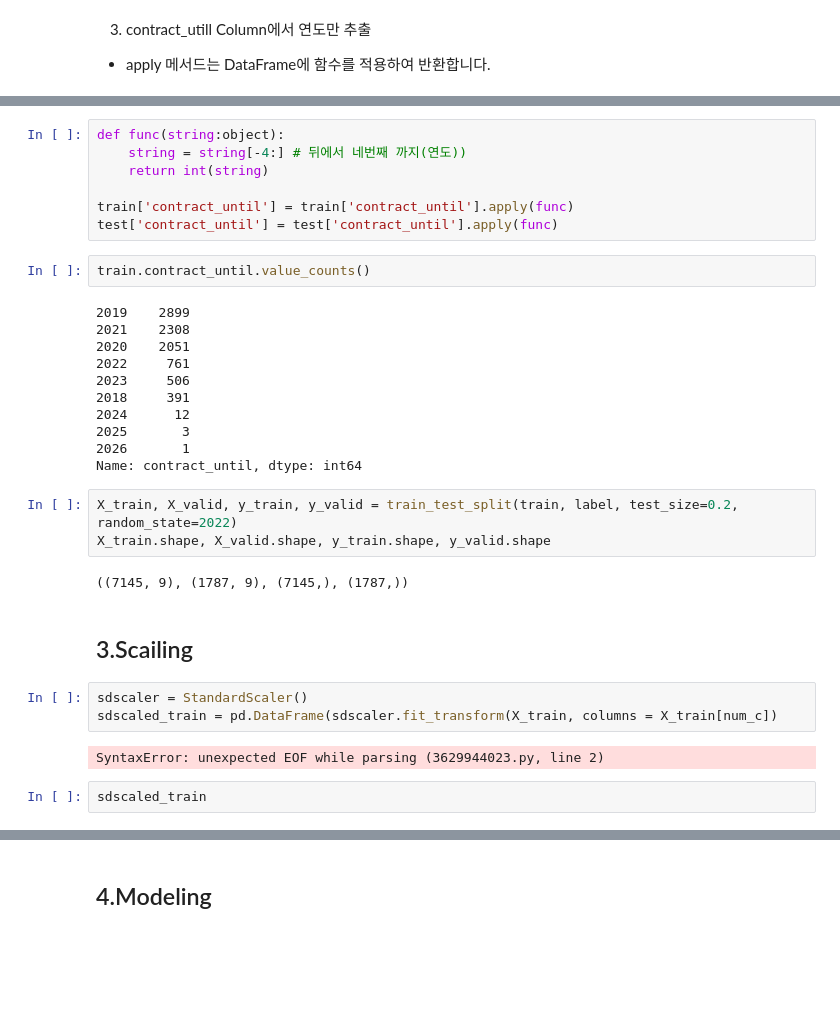
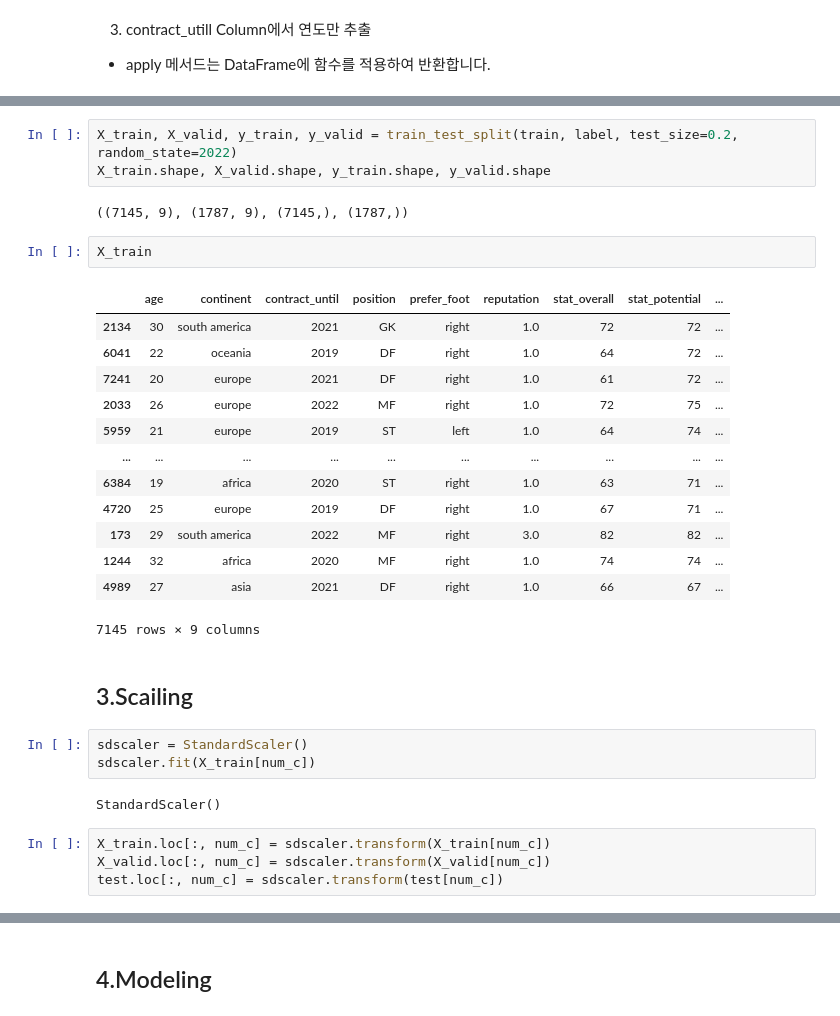
Before and after one commit to littleduck1219/DACON_FIFA-, a Jupyter notebook: FIFA_player_transfer_fee_predict.ipynb, the cells around one changed output, grey strips where cells are left out. Drawn from its saved outputs; the diff is of its cells as text; blank space fills up the shorter version.

```diff
--- a/FIFA_player_transfer_fee_predict.ipynb
+++ b/FIFA_player_transfer_fee_predict.ipynb
@@ -151,34 +132,32 @@ Name: contract_until, dtype: int64
-# %%
-def func(string:object):
-    string = string[-4:] # 뒤에서 네번째 까지(연도))
-    return int(string)
-
-train['contract_until'] = train['contract_until'].apply(func)
-test['contract_until'] = test['contract_until'].apply(func)
-# %%
-train.contract_until.value_counts()
-# %% [output]
-2019    2899
-2021    2308
-2020    2051
-2022     761
-2023     506
-2018     391
-2024      12
-2025       3
-2026       1
-Name: contract_until, dtype: int64
-# %%
-X_train, X_valid, y_train, y_valid = train_test_split(train, label, test_size=0.2, random_state=2022)
-X_train.shape, X_valid.shape, y_train.shape, y_valid.shape
-# %% [output]
-((7145, 9), (1787, 9), (7145,), (1787,))
+# %%
+X_train, X_valid, y_train, y_valid = train_test_split(train, label, test_size=0.2, random_state=2022)
+X_train.shape, X_valid.shape, y_train.shape, y_valid.shape
+# %% [output]
+((7145, 9), (1787, 9), (7145,), (1787,))
+# %%
+X_train
+# %% [output]
+|  | age | continent | contract_until | position | prefer_foot | reputation | stat_overall | stat_potential | ... |
+| 2134 | 30 | south america | 2021 | GK | right | 1.0 | 72 | 72 | ... |
+| 6041 | 22 | oceania | 2019 | DF | right | 1.0 | 64 | 72 | ... |
+| 7241 | 20 | europe | 2021 | DF | right | 1.0 | 61 | 72 | ... |
+| 2033 | 26 | europe | 2022 | MF | right | 1.0 | 72 | 75 | ... |
+| 5959 | 21 | europe | 2019 | ST | left | 1.0 | 64 | 74 | ... |
+| ... | ... | ... | ... | ... | ... | ... | ... | ... | ... |
+| 6384 | 19 | africa | 2020 | ST | right | 1.0 | 63 | 71 | ... |
+| 4720 | 25 | europe | 2019 | DF | right | 1.0 | 67 | 71 | ... |
+| 173 | 29 | south america | 2022 | MF | right | 3.0 | 82 | 82 | ... |
+| 1244 | 32 | africa | 2020 | MF | right | 1.0 | 74 | 74 | ... |
+| 4989 | 27 | asia | 2021 | DF | right | 1.0 | 66 | 67 | ... |
+7145 rows × 9 columns
 # %% [markdown]
 ## 3.Scailing
 # %%
 sdscaler = StandardScaler()
-sdscaled_train = pd.DataFrame(sdscaler.fit_transform(X_train, columns = X_train[num_c])
+sdscaler.fit(X_train[num_c])
 # %% [output]
-SyntaxError: unexpected EOF while parsing (3629944023.py, line 2)
+StandardScaler()
 # %%
-sdscaled_train
+X_train.loc[:, num_c] = sdscaler.transform(X_train[num_c])
+X_valid.loc[:, num_c] = sdscaler.transform(X_valid[num_c])
+test.loc[:, num_c] = sdscaler.transform(test[num_c])
```
Also changed, not shown: parts of 22 cells of this notebook.
